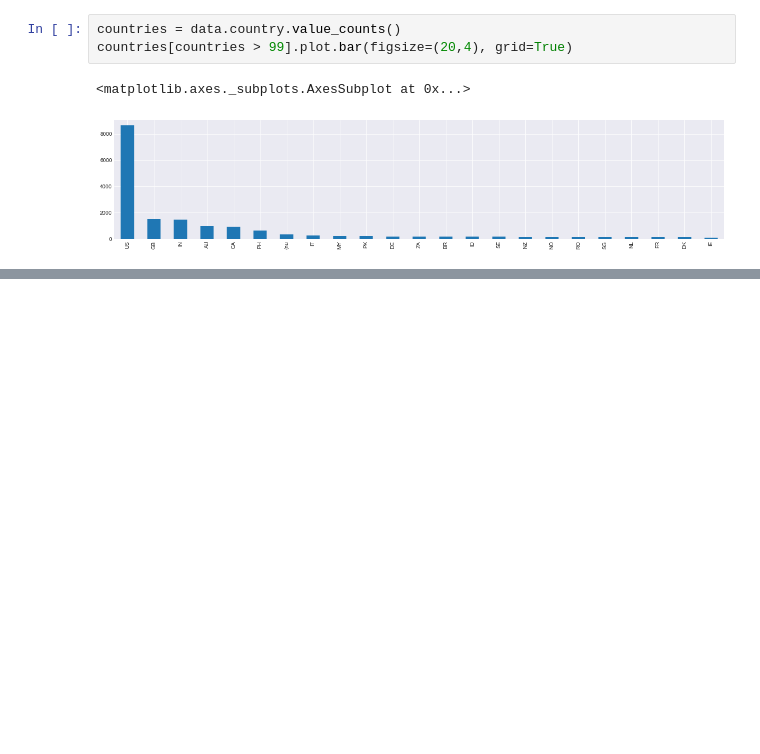
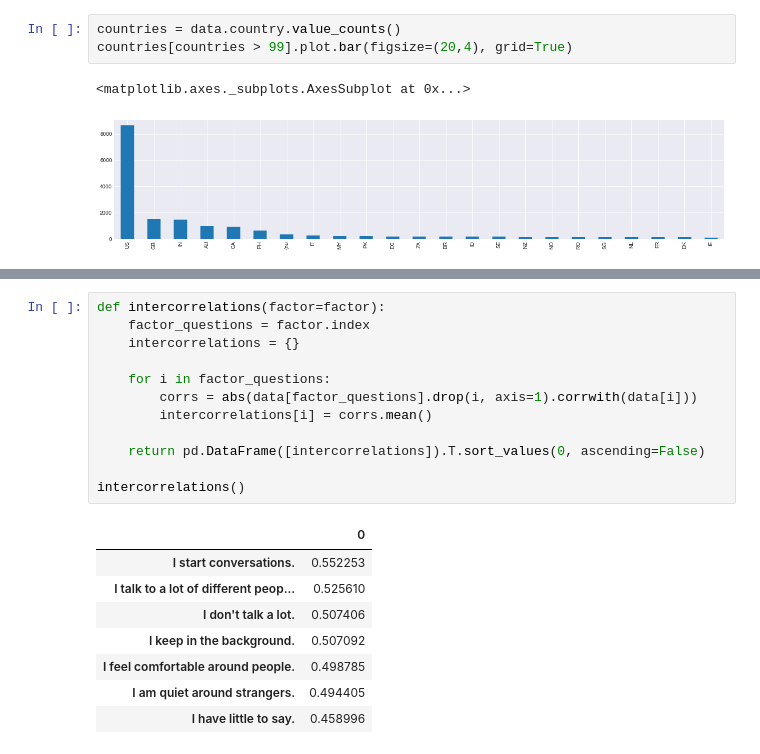
Before and after one commit to vincefav/big-five-age-and-gender, a Jupyter notebook: Big five - Age and gender.ipynb, the cells around one changed output, grey strips where cells are left out. Saved outputs shown, nothing was run; the diff lists cells and outputs as text; blank space fills up the shorter version.

```diff
--- a/Big five - Age and gender.ipynb
+++ b/Big five - Age and gender.ipynb
@@ -242,0 +313,21 @@ countries[countries > 99].plot.bar(figsize=(20,4), grid=True)
+# %%
+def intercorrelations(factor=factor):
+    factor_questions = factor.index
+    intercorrelations = {}
+
+    for i in factor_questions:
+        corrs = abs(data[factor_questions].drop(i, axis=1).corrwith(data[i]))
+        intercorrelations[i] = corrs.mean()
+
+    return pd.DataFrame([intercorrelations]).T.sort_values(0, ascending=False)
+
+intercorrelations()
+# %% [output]
+|  | 0 |
+| I start conversations. | 0.552253 |
+| I talk to a lot of different peop... | 0.525610 |
+| I don't talk a lot. | 0.507406 |
+| I keep in the background. | 0.507092 |
+| I feel comfortable around people. | 0.498785 |
+| I am quiet around strangers. | 0.494405 |
+| I have little to say. | 0.458996 |
```
Also changed, not shown: parts of 15 cells of this notebook.
